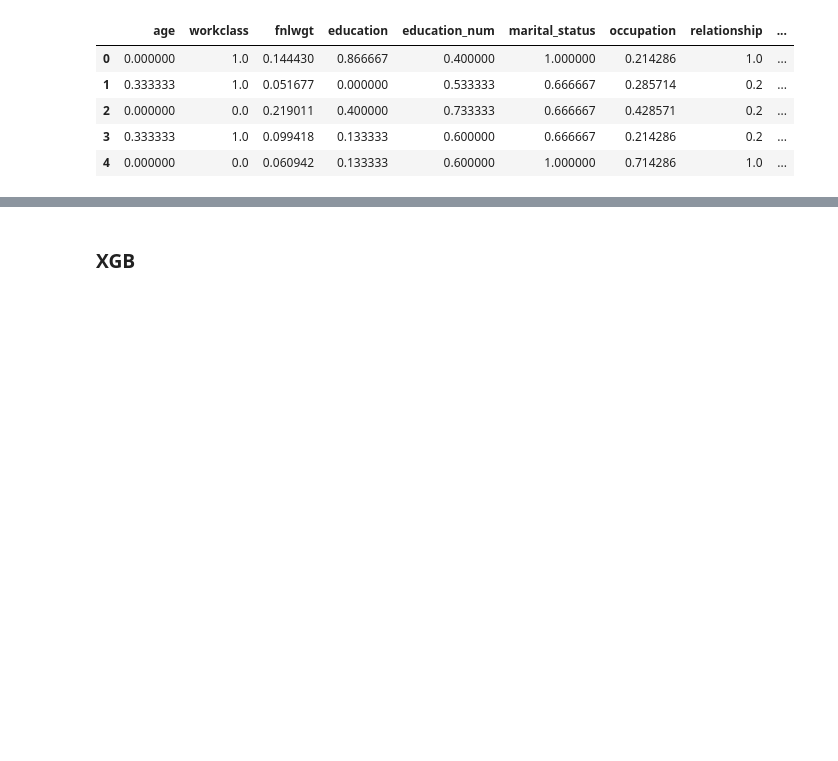
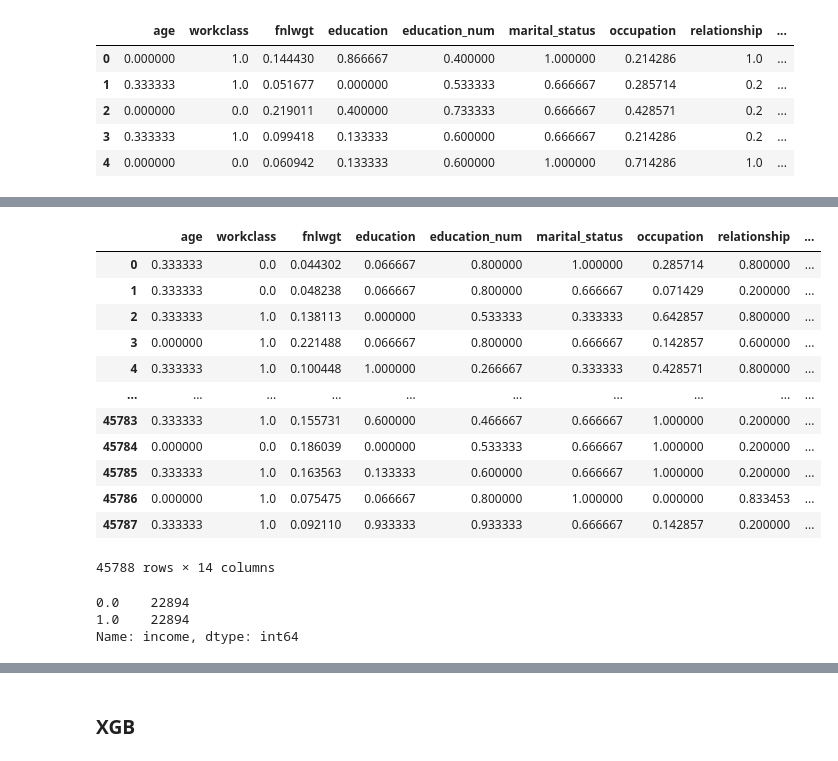
Before and after one commit to Nwankwo-Nnaemeka/Census-Income-Bracket, a Jupyter notebook: 05-model-training.ipynb, the cells around one changed output, grey strips where cells are left out. Saved outputs shown, nothing was run; the diff lists cells and outputs as text; code cells hidden in the pictures; blank space fills up the shorter version.

```diff
--- a/05-model-training.ipynb
+++ b/05-model-training.ipynb
@@ -37,5 +44,6 @@ test.head()
 | 3 | 0.333333 | 1.0 | 0.099418 | 0.133333 | 0.600000 | 0.666667 | 0.214286 | 0.2 | ... |
 | 4 | 0.000000 | 0.0 | 0.060942 | 0.133333 | 0.600000 | 1.000000 | 0.714286 | 1.0 | ... |
 # %%
-X_train = train.drop('income', axis = 1)
+#X_train = train.drop('income', axis = 1)
+X_train = train.drop(['income'], axis = 1)
 # %%
@@ -43,3 +52,19 @@ X_test = test.drop('income', axis = 1)
 # %%
 y_train = train['income']
 y_test = test['income']
+# %%
+#undersampling the train set
+under = OneSidedSelection()
+X_train, y_train = under.fit_resample(X_train, train['income'])
+
+
+#oversampling the train set
+sm = SMOTE()
+X_train, y_train = sm.fit_resample(X_train, y_train)
+
+X_train = pd.DataFrame(X_train, columns=train.drop(['income'], axis=1).columns)
+
+
+
+#creating the final train
+X_train = pd.concat([X_train, y_train], axis=1)
@@ -45,0 +100,25 @@ y_test = test['income']
+# %%
+y_train = X_train['income']
+X_train.drop('income', inplace=True, axis=1)#.head()
+# %%
+X_train
+# %% [output]
+|  | age | workclass | fnlwgt | education | education_num | marital_status | occupation | relationship | ... |
+| 0 | 0.333333 | 0.0 | 0.044302 | 0.066667 | 0.800000 | 1.000000 | 0.285714 | 0.800000 | ... |
+| 1 | 0.333333 | 0.0 | 0.048238 | 0.066667 | 0.800000 | 0.666667 | 0.071429 | 0.200000 | ... |
+| 2 | 0.333333 | 1.0 | 0.138113 | 0.000000 | 0.533333 | 0.333333 | 0.642857 | 0.800000 | ... |
+| 3 | 0.000000 | 1.0 | 0.221488 | 0.066667 | 0.800000 | 0.666667 | 0.142857 | 0.600000 | ... |
+| 4 | 0.333333 | 1.0 | 0.100448 | 1.000000 | 0.266667 | 0.333333 | 0.428571 | 0.800000 | ... |
+| ... | ... | ... | ... | ... | ... | ... | ... | ... | ... |
+| 45783 | 0.333333 | 1.0 | 0.155731 | 0.600000 | 0.466667 | 0.666667 | 1.000000 | 0.200000 | ... |
+| 45784 | 0.000000 | 0.0 | 0.186039 | 0.000000 | 0.533333 | 0.666667 | 1.000000 | 0.200000 | ... |
+| 45785 | 0.333333 | 1.0 | 0.163563 | 0.133333 | 0.600000 | 0.666667 | 1.000000 | 0.200000 | ... |
+| 45786 | 0.000000 | 1.0 | 0.075475 | 0.066667 | 0.800000 | 1.000000 | 0.000000 | 0.833453 | ... |
+| 45787 | 0.333333 | 1.0 | 0.092110 | 0.933333 | 0.933333 | 0.666667 | 0.142857 | 0.200000 | ... |
+45788 rows × 14 columns
+# %%
+y_train.value_counts()
+# %% [output]
+0.0    22894
+1.0    22894
+Name: income, dtype: int64
```
Also changed, not shown: parts of 24 cells of this notebook, 3 other files.
